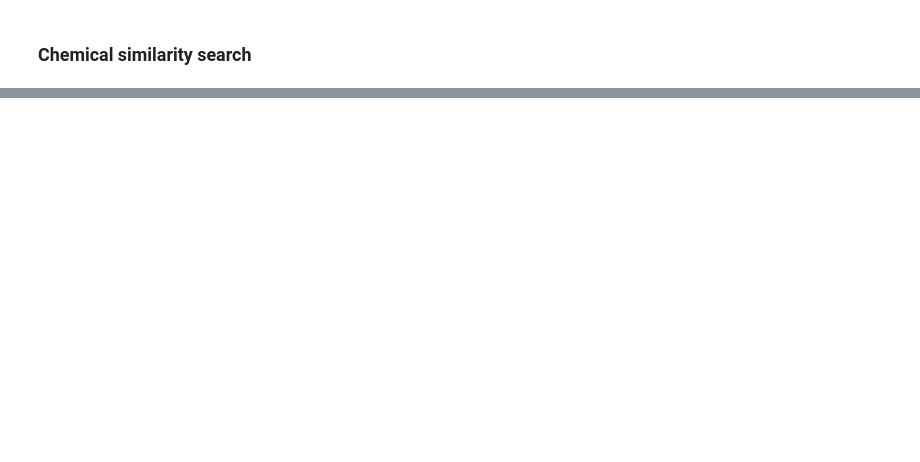
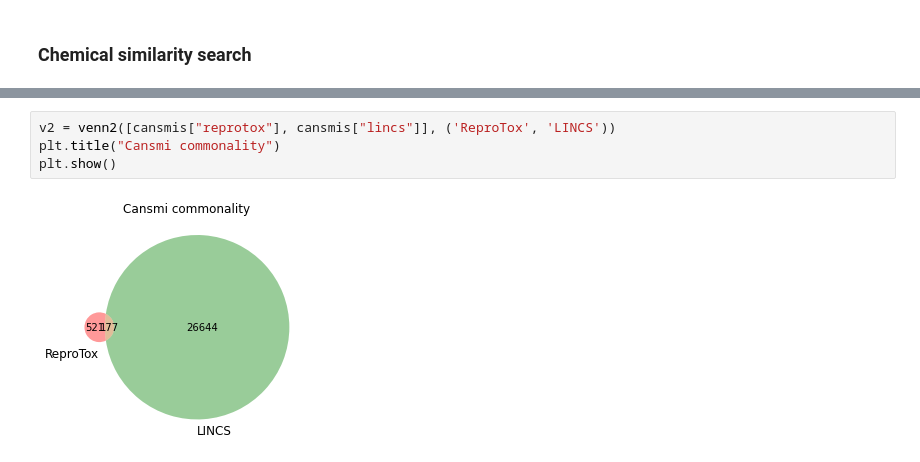
Before and after one commit to jeremyjyang/rdkit-tools, a Jupyter notebook: python/CFChemDb_Demo.ipynb, the cells around one changed output, grey strips where cells are left out. Saved outputs shown, nothing was run; the diff lists cells and outputs as text; blank space fills up the shorter version.

```diff
--- a/python/CFChemDb_Demo.ipynb
+++ b/python/CFChemDb_Demo.ipynb
@@ -159,0 +184,6 @@ Draw.MolsToGridImage([Chem.MolFromSmiles(smi) for smi in hits.cansmi[:18]], mols
+# %%
+v2 = venn2([cansmis["reprotox"], cansmis["lincs"]], ('ReproTox', 'LINCS'))
+plt.title("Cansmi commonality")
+plt.show()
+# %% [output]
+[figure, added]
```
Also changed, not shown: parts of 16 cells of this notebook.
